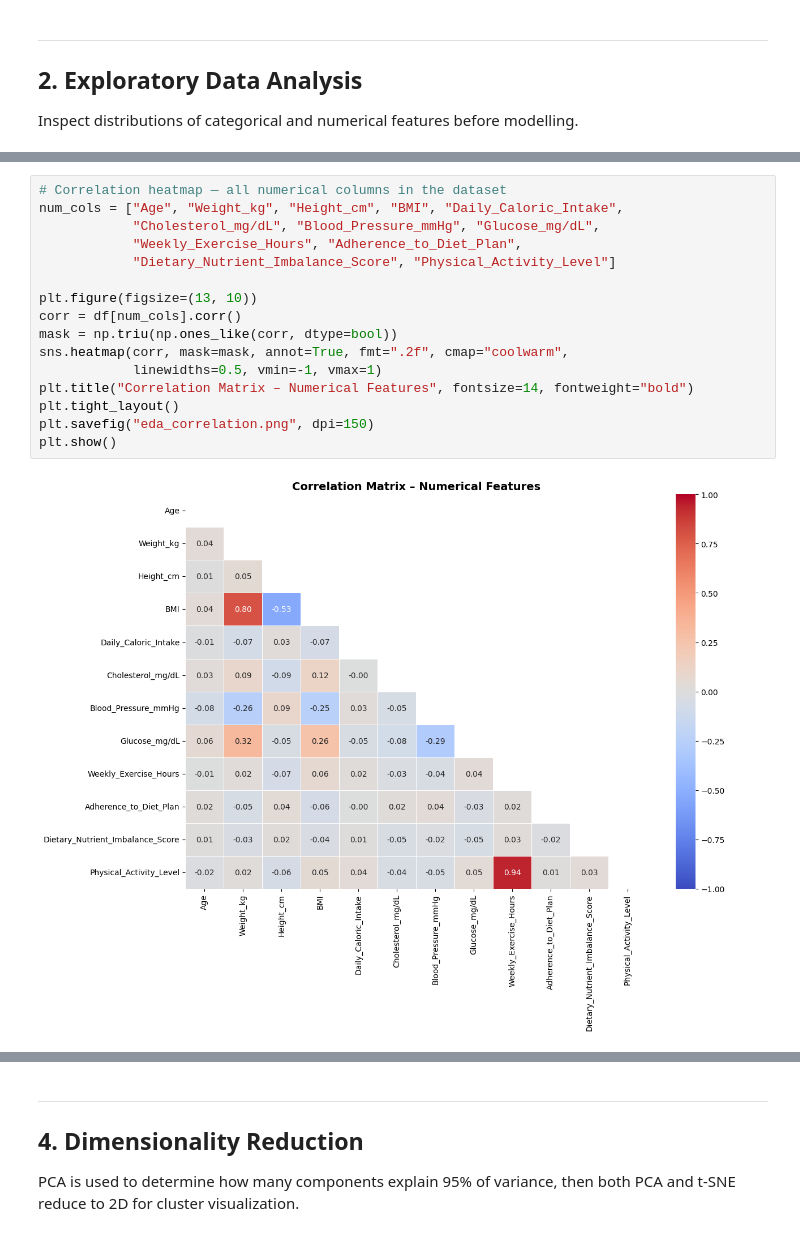
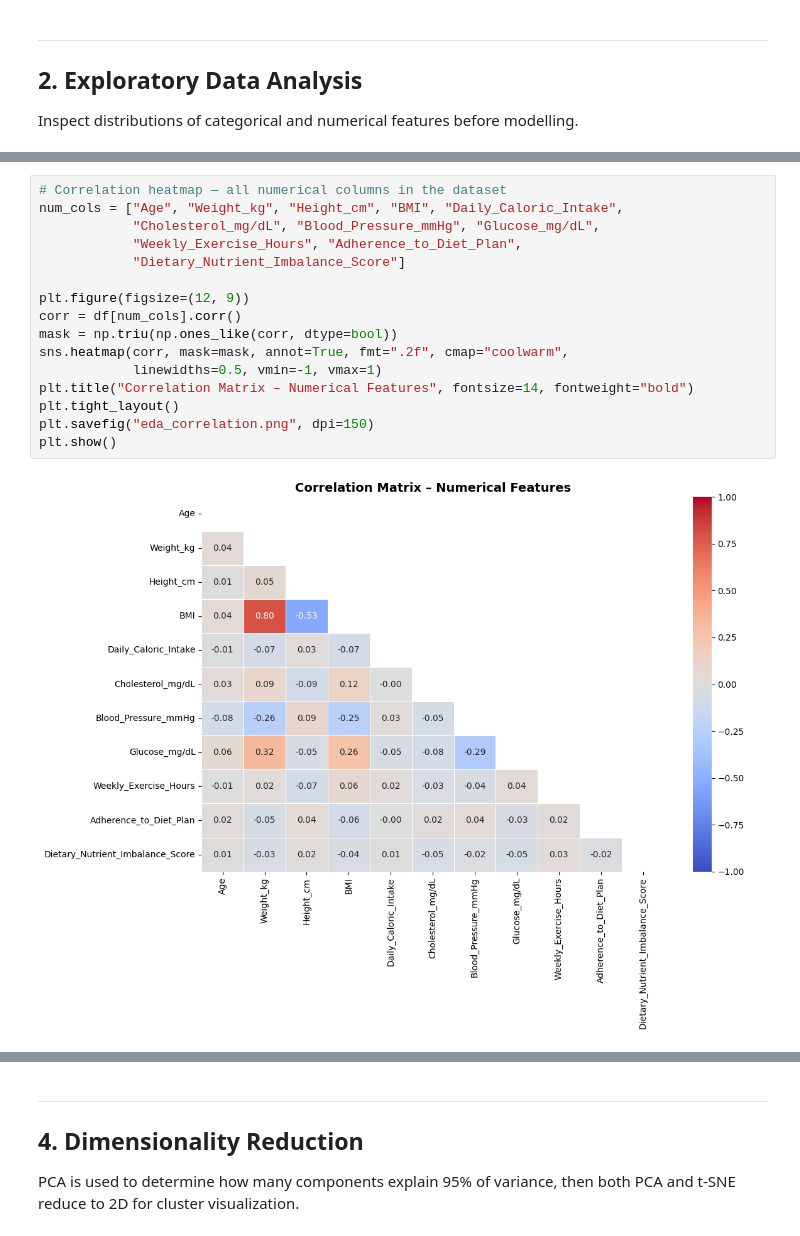
Before and after one commit to Fahad-Nawar/Dietary-analysis, a Jupyter notebook: dietary_analysis.ipynb, the cells around one changed output, grey strips where cells are left out. Drawn from its saved outputs; the diff is of its cells as text.

```diff
--- a/dietary_analysis.ipynb
+++ b/dietary_analysis.ipynb
@@ -116,21 +117,21 @@ Name: count, dtype: int64
 # %%
 # Correlation heatmap — all numerical columns in the dataset
 num_cols = ["Age", "Weight_kg", "Height_cm", "BMI", "Daily_Caloric_Intake",
             "Cholesterol_mg/dL", "Blood_Pressure_mmHg", "Glucose_mg/dL",
             "Weekly_Exercise_Hours", "Adherence_to_Diet_Plan",
-            "Dietary_Nutrient_Imbalance_Score", "Physical_Activity_Level"]
+            "Dietary_Nutrient_Imbalance_Score"]
 
-plt.figure(figsize=(13, 10))
+plt.figure(figsize=(12, 9))
 corr = df[num_cols].corr()
 mask = np.triu(np.ones_like(corr, dtype=bool))
 sns.heatmap(corr, mask=mask, annot=True, fmt=".2f", cmap="coolwarm",
             linewidths=0.5, vmin=-1, vmax=1)
 plt.title("Correlation Matrix – Numerical Features", fontsize=14, fontweight="bold")
 plt.tight_layout()
 plt.savefig("eda_correlation.png", dpi=150)
 plt.show()
 # %% [output]
-[figure, old version]
+[figure, new version]
 # %% [markdown]
 ---
 ## 3. Preprocessing & Feature Engineering
```
Also changed, not shown: parts of 15 cells of this notebook, 12 other files.
